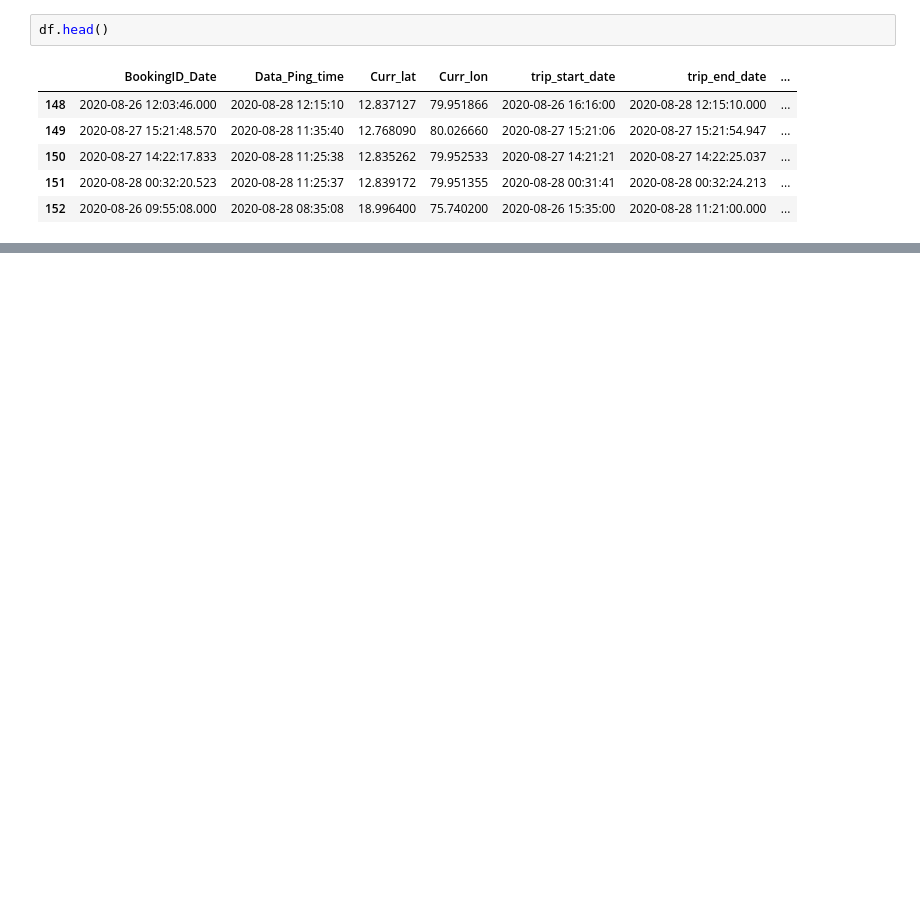
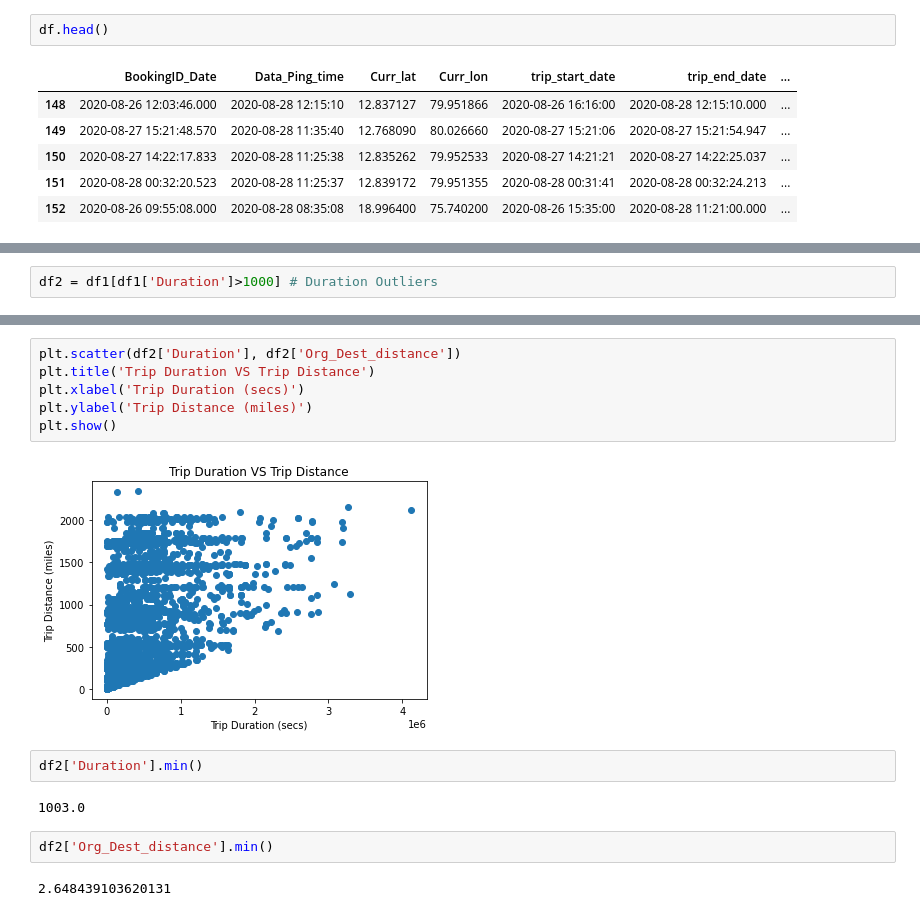
Before and after one commit to ShamZee/travelTime, a Jupyter notebook: FinalYearProject.ipynb, the cells around one changed output, grey strips where cells are left out. Drawn from its saved outputs; the diff is of its cells as text; blank space fills up the shorter version.

```diff
--- a/FinalYearProject.ipynb
+++ b/FinalYearProject.ipynb
@@ -121,0 +276,2 @@ df
+# %%
+df2 = df1[df1['Duration']>1000] # Duration Outliers
@@ -121,0 +294,16 @@ df
+# %%
+plt.scatter(df2['Duration'], df2['Org_Dest_distance'])
+plt.title('Trip Duration VS Trip Distance')
+plt.xlabel('Trip Duration (secs)')
+plt.ylabel('Trip Distance (miles)')
+plt.show()
+# %% [output]
+[figure, added]
+# %%
+df2['Duration'].min()
+# %% [output]
+1003.0
+# %%
+df2['Org_Dest_distance'].min()
+# %% [output]
+2.648439103620131
```
Also changed, not shown: parts of 77 cells of this notebook.
